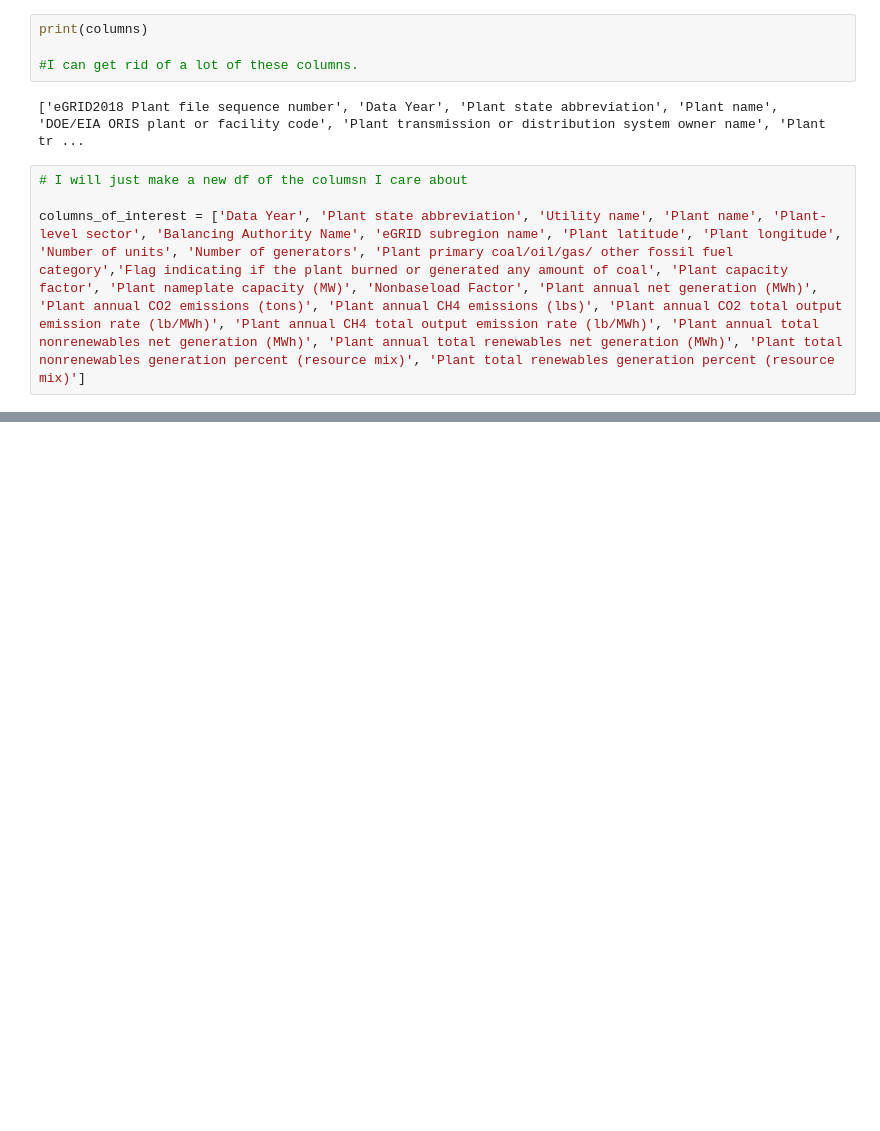
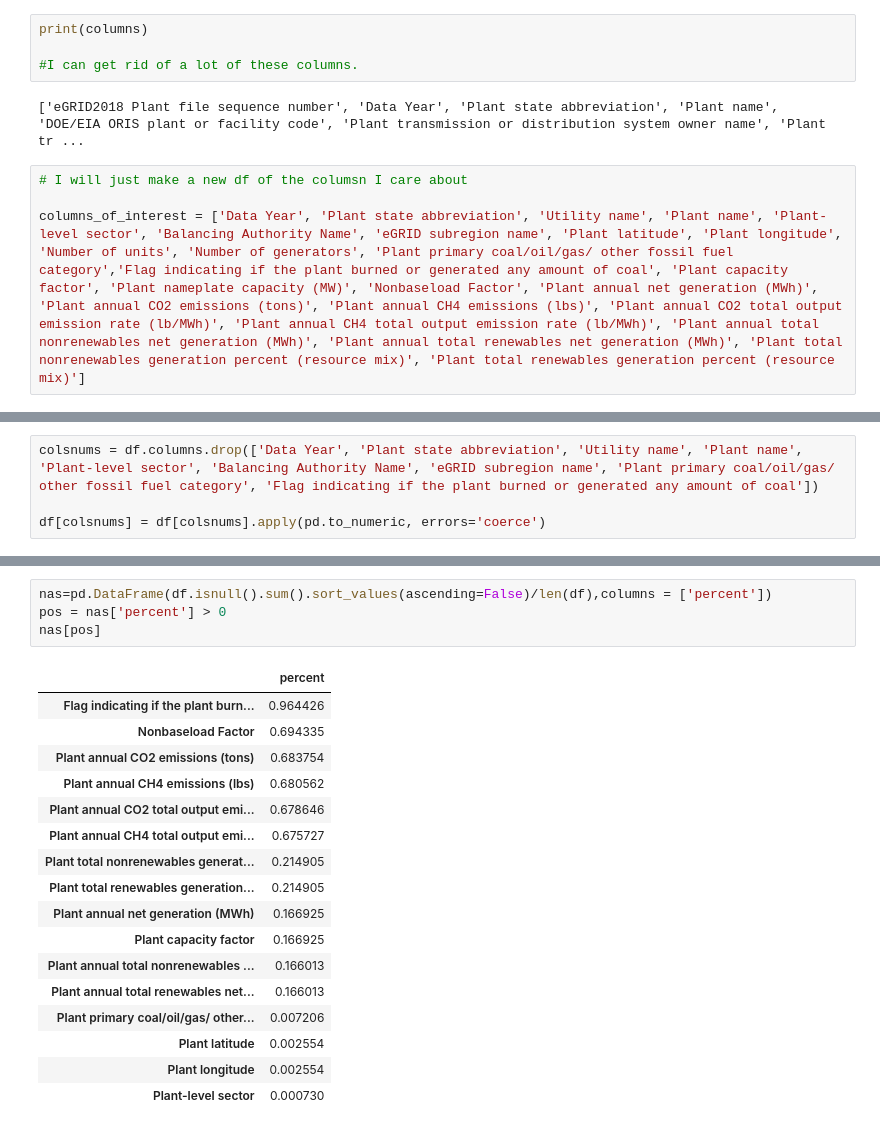
Before and after one commit to Supernerd1000/CapstoneTwo, a Jupyter notebook: CO2_Prediction_Model.ipynb, the cells around one changed output, grey strips where cells are left out. Drawn from its saved outputs; the diff is of its cells as text; blank space fills up the shorter version.

```diff
--- a/CO2_Prediction_Model.ipynb
+++ b/CO2_Prediction_Model.ipynb
@@ -191,0 +243,4 @@ print(df3.head())
+# %%
+colsnums = df.columns.drop(['Data Year', 'Plant state abbreviation', 'Utility name', 'Plant name', 'Plant-level sector', 'Balancing Authority Name', 'eGRID subregion name', 'Plant primary coal/oil/gas/ other fossil fuel category', 'Flag indicating if the plant burned or generated any amount of coal'])
+
+df[colsnums] = df[colsnums].apply(pd.to_numeric, errors='coerce')
@@ -191,0 +287,22 @@ print(df3.head())
+# %%
+nas=pd.DataFrame(df.isnull().sum().sort_values(ascending=False)/len(df),columns = ['percent'])
+pos = nas['percent'] > 0
+nas[pos]
+# %% [output]
+|  | percent |
+| Flag indicating if the plant burn... | 0.964426 |
+| Nonbaseload Factor | 0.694335 |
+| Plant annual CO2 emissions (tons) | 0.683754 |
+| Plant annual CH4 emissions (lbs) | 0.680562 |
+| Plant annual CO2 total output emi... | 0.678646 |
+| Plant annual CH4 total output emi... | 0.675727 |
+| Plant total nonrenewables generat... | 0.214905 |
+| Plant total renewables generation... | 0.214905 |
+| Plant annual net generation (MWh) | 0.166925 |
+| Plant capacity factor | 0.166925 |
+| Plant annual total nonrenewables ... | 0.166013 |
+| Plant annual total renewables net... | 0.166013 |
+| Plant primary coal/oil/gas/ other... | 0.007206 |
+| Plant latitude | 0.002554 |
+| Plant longitude | 0.002554 |
+| Plant-level sector | 0.000730 |
```
Also changed, not shown: parts of 23 cells of this notebook.
